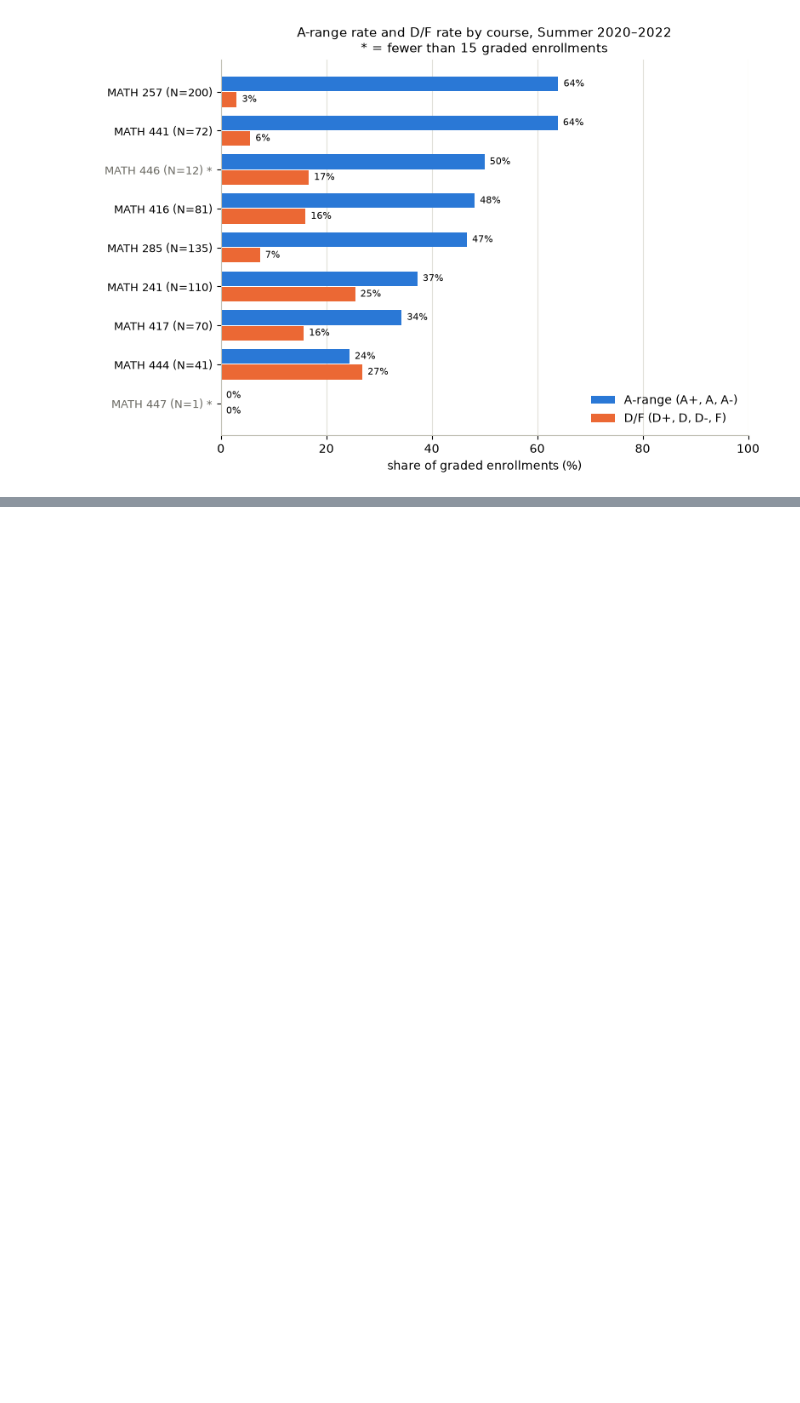
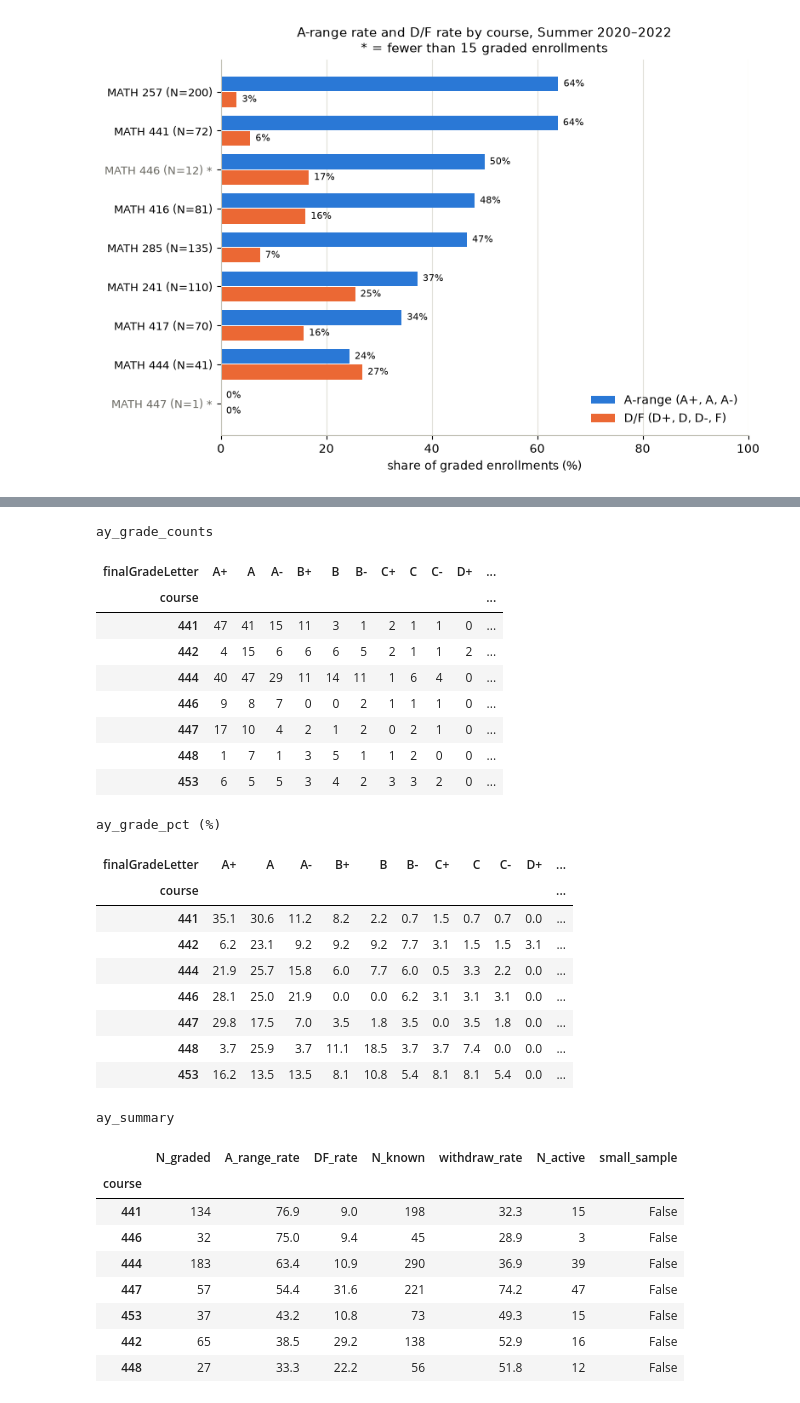
Before and after one commit to Sherry438/NetMath-Data-Analysis, a Jupyter notebook: notebooks/06_grade_distribution_by_course.ipynb, the cells around one changed output, grey strips where cells are left out. Saved outputs shown, nothing was run; the diff lists cells and outputs as text; code cells hidden in the pictures; blank space fills up the shorter version.

```diff
--- a/notebooks/06_grade_distribution_by_course.ipynb
+++ b/notebooks/06_grade_distribution_by_course.ipynb
@@ -658,0 +844,58 @@ interpretation.sort_values("A_range_rate", ascending=False).round(2)
+# %%
+MIN_N = 15
+A_RANGE = ["A+", "A", "A-"]
+DF_RANGE = ["D+", "D", "D-", "F"]
+
+ay_graded = df_ay_grades[df_ay_grades["graded"]]
+ay_grade_counts = (pd.crosstab(ay_graded["course"], ay_graded["finalGradeLetter"])
+                   .reindex(columns=GRADE_SCALE, fill_value=0))
+ay_grade_counts["N"] = ay_grade_counts[GRADE_SCALE].sum(axis=1)
+ay_grade_pct = ay_grade_counts[GRADE_SCALE].div(ay_grade_counts["N"], axis=0).mul(100)
+assert np.allclose(ay_grade_pct.sum(axis=1), 100)
+
+ay_known = df_ay_grades[df_ay_grades["status"] != "Active"].assign(
+    withdrawn=lambda d: d["status"].isin(["Withdrawn", "Withdrawing"]))
+ay_summary = pd.DataFrame({
+    "N_graded": ay_grade_counts["N"],
+    "A_range_rate": ay_grade_pct[A_RANGE].sum(axis=1),
+    "DF_rate": ay_grade_pct[DF_RANGE].sum(axis=1),
+}).join(ay_known.groupby("course")["withdrawn"].agg(N_known="count", withdraw_rate=lambda s: s.mean() * 100), how="outer")
+ay_summary["N_active"] = df_ay_grades[df_ay_grades["status"] == "Active"].groupby("course").size()
+ay_summary = ay_summary.reindex(AY_COURSES)
+ay_summary[["N_graded", "N_active"]] = ay_summary[["N_graded", "N_active"]].fillna(0).astype(int)
+ay_summary["small_sample"] = ay_summary["N_graded"] < MIN_N
+
+print("ay_grade_counts"); display(ay_grade_counts)
+print("ay_grade_pct (%)"); display(ay_grade_pct.round(1).assign(N=ay_grade_counts["N"]))
+print("ay_summary"); display(ay_summary.sort_values("A_range_rate", ascending=False).round(1))
+# %% [output]
+ay_grade_counts
+| finalGradeLetter | A+ | A | A- | B+ | B | B- | C+ | C | C- | D+ | ... |
+| course |  |  |  |  |  |  |  |  |  |  | ... |
+| 441 | 47 | 41 | 15 | 11 | 3 | 1 | 2 | 1 | 1 | 0 | ... |
+| 442 | 4 | 15 | 6 | 6 | 6 | 5 | 2 | 1 | 1 | 2 | ... |
+| 444 | 40 | 47 | 29 | 11 | 14 | 11 | 1 | 6 | 4 | 0 | ... |
+| 446 | 9 | 8 | 7 | 0 | 0 | 2 | 1 | 1 | 1 | 0 | ... |
+| 447 | 17 | 10 | 4 | 2 | 1 | 2 | 0 | 2 | 1 | 0 | ... |
+| 448 | 1 | 7 | 1 | 3 | 5 | 1 | 1 | 2 | 0 | 0 | ... |
+| 453 | 6 | 5 | 5 | 3 | 4 | 2 | 3 | 3 | 2 | 0 | ... |
+ay_grade_pct (%)
+| finalGradeLetter | A+ | A | A- | B+ | B | B- | C+ | C | C- | D+ | ... |
+| course |  |  |  |  |  |  |  |  |  |  | ... |
+| 441 | 35.1 | 30.6 | 11.2 | 8.2 | 2.2 | 0.7 | 1.5 | 0.7 | 0.7 | 0.0 | ... |
+| 442 | 6.2 | 23.1 | 9.2 | 9.2 | 9.2 | 7.7 | 3.1 | 1.5 | 1.5 | 3.1 | ... |
+| 444 | 21.9 | 25.7 | 15.8 | 6.0 | 7.7 | 6.0 | 0.5 | 3.3 | 2.2 | 0.0 | ... |
+| 446 | 28.1 | 25.0 | 21.9 | 0.0 | 0.0 | 6.2 | 3.1 | 3.1 | 3.1 | 0.0 | ... |
+| 447 | 29.8 | 17.5 | 7.0 | 3.5 | 1.8 | 3.5 | 0.0 | 3.5 | 1.8 | 0.0 | ... |
+| 448 | 3.7 | 25.9 | 3.7 | 11.1 | 18.5 | 3.7 | 3.7 | 7.4 | 0.0 | 0.0 | ... |
+| 453 | 16.2 | 13.5 | 13.5 | 8.1 | 10.8 | 5.4 | 8.1 | 8.1 | 5.4 | 0.0 | ... |
+ay_summary
+|  | N_graded | A_range_rate | DF_rate | N_known | withdraw_rate | N_active | small_sample |
+| course |  |  |  |  |  |  |  |
+| 441 | 134 | 76.9 | 9.0 | 198 | 32.3 | 15 | False |
+| 446 | 32 | 75.0 | 9.4 | 45 | 28.9 | 3 | False |
+| 444 | 183 | 63.4 | 10.9 | 290 | 36.9 | 39 | False |
+| 447 | 57 | 54.4 | 31.6 | 221 | 74.2 | 47 | False |
+| 453 | 37 | 43.2 | 10.8 | 73 | 49.3 | 15 | False |
+| 442 | 65 | 38.5 | 29.2 | 138 | 52.9 | 16 | False |
+| 448 | 27 | 33.3 | 22.2 | 56 | 51.8 | 12 | False |
```
Also changed, not shown: parts of 40 cells of this notebook, 9 other files.
